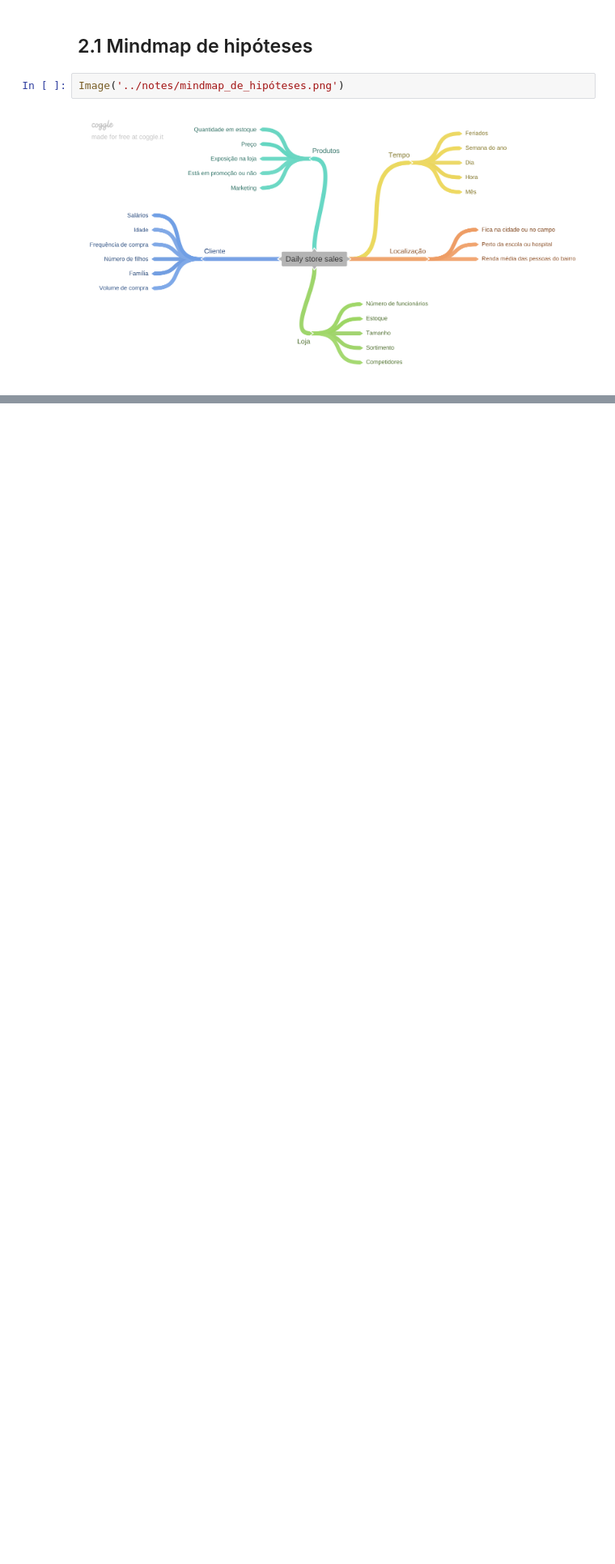
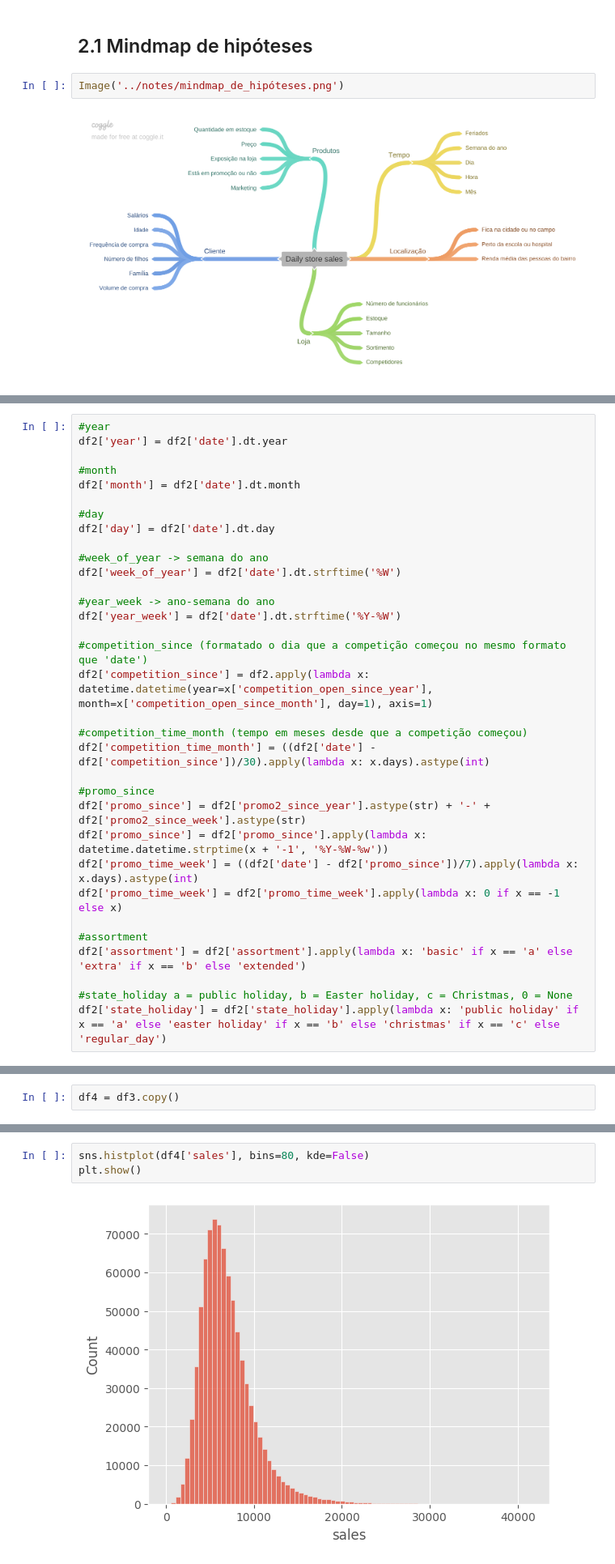
Before and after one commit to AllanCasado/ds_em_producao, a Jupyter notebook: notebooks/rossmann_sales_prediction.ipynb, the cells around one changed output, grey strips where cells are left out. Shown at 81% size. Cells and saved outputs as stored; diff of their text form; blank space fills up the shorter version.

```diff
--- a/notebooks/rossmann_sales_prediction.ipynb
+++ b/notebooks/rossmann_sales_prediction.ipynb
@@ -624,0 +537,33 @@ df3.to_csv('../generated_data/df_to_explore.csv')
+# %%
+#year
+df2['year'] = df2['date'].dt.year
+
+#month
+df2['month'] = df2['date'].dt.month
+
+#day
+df2['day'] = df2['date'].dt.day
+
+#week_of_year -> semana do ano
+df2['week_of_year'] = df2['date'].dt.strftime('%W')
+
+#year_week -> ano-semana do ano
+df2['year_week'] = df2['date'].dt.strftime('%Y-%W')
+
+#competition_since (formatado o dia que a competição começou no mesmo formato que 'date')
+df2['competition_since'] = df2.apply(lambda x: datetime.datetime(year=x['competition_open_since_year'], month=x['competition_open_since_month'], day=1), axis=1)
+
+#competition_time_month (tempo em meses desde que a competição começou)
+df2['competition_time_month'] = ((df2['date'] - df2['competition_since'])/30).apply(lambda x: x.days).astype(int)
+
+#promo_since
+df2['promo_since'] = df2['promo2_since_year'].astype(str) + '-' + df2['promo2_since_week'].astype(str)
+df2['promo_since'] = df2['promo_since'].apply(lambda x: datetime.datetime.strptime(x + '-1', '%Y-%W-%w'))
+df2['promo_time_week'] = ((df2['date'] - df2['promo_since'])/7).apply(lambda x: x.days).astype(int)
+df2['promo_time_week'] = df2['promo_time_week'].apply(lambda x: 0 if x == -1 else x)
+
+#assortment
+df2['assortment'] = df2['assortment'].apply(lambda x: 'basic' if x == 'a' else 'extra' if x == 'b' else 'extended')
+
+#state_holiday a = public holiday, b = Easter holiday, c = Christmas, 0 = None
+df2['state_holiday'] = df2['state_holiday'].apply(lambda x: 'public holiday' if x == 'a' else 'easter holiday' if x == 'b' else 'christmas' if x == 'c' else 'regular_day')
@@ -624,0 +623,2 @@ df3.to_csv('../generated_data/df_to_explore.csv')
+# %%
+df4 = df3.copy()
@@ -624,0 +663,5 @@ df3.to_csv('../generated_data/df_to_explore.csv')
+# %%
+sns.histplot(df4['sales'], bins=80, kde=False)
+plt.show()
+# %% [output]
+[figure, added]
```
Also changed, not shown: parts of 76 cells of this notebook.
